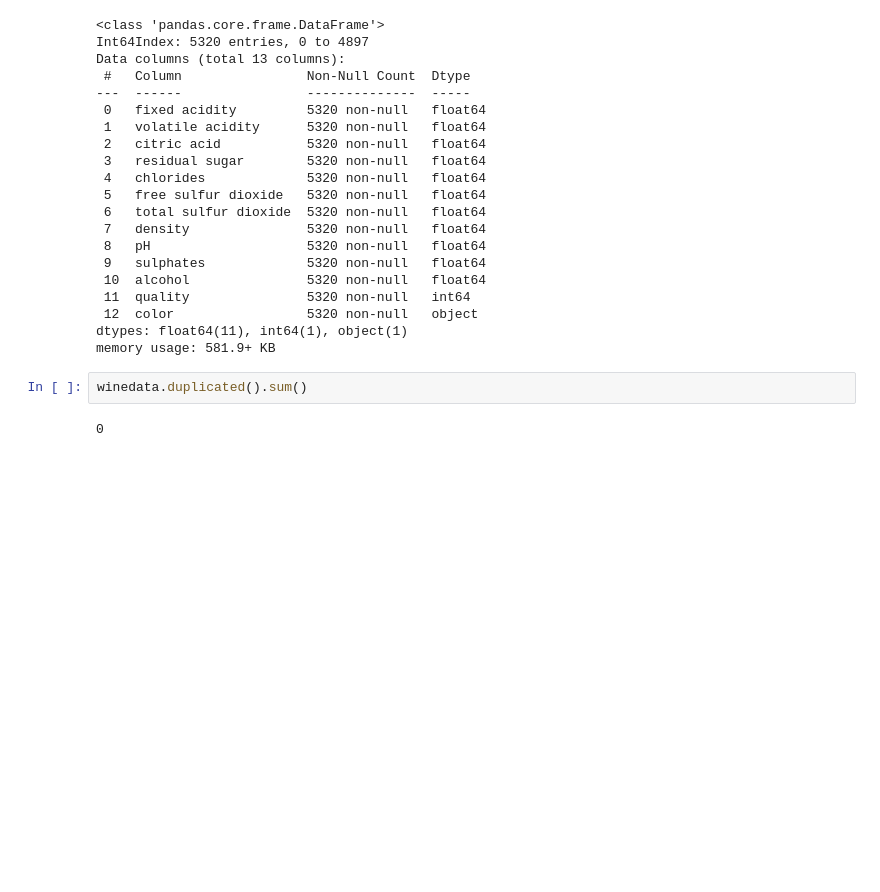
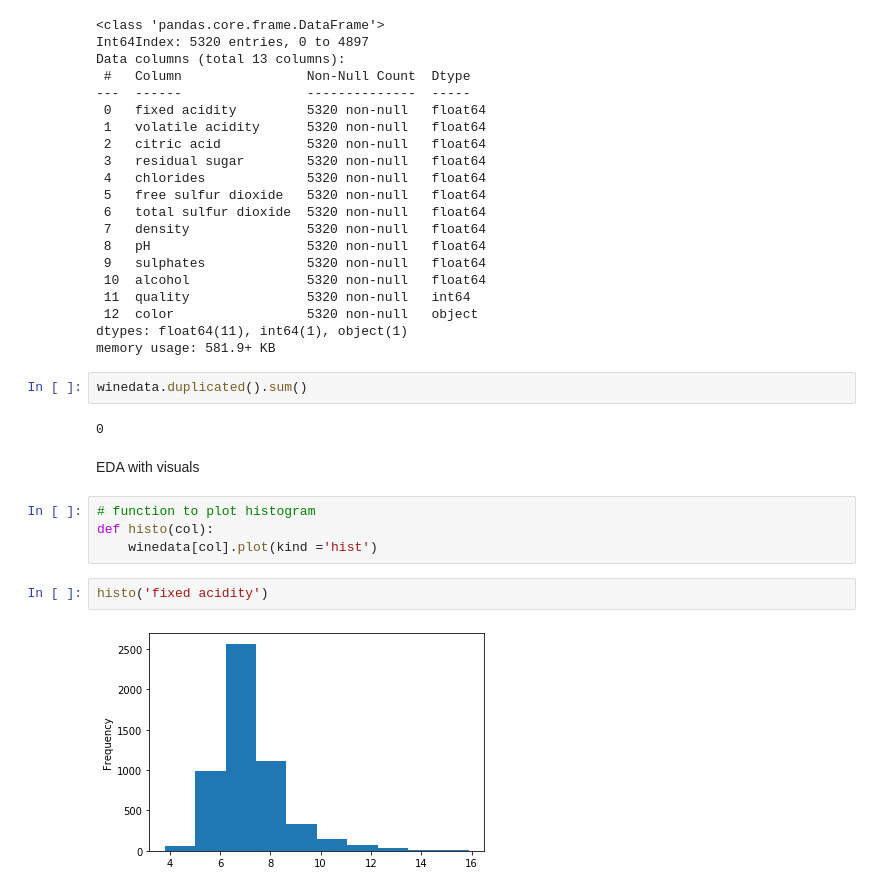
Before and after one commit to Sibin-Sibi/wine_quality, a Jupyter notebook: model.ipynb, the cells around one changed output. Saved outputs shown, nothing was run; the diff lists cells and outputs as text; blank space fills up the shorter version.

```diff
--- a/model.ipynb
+++ b/model.ipynb
@@ -205,3 +156,13 @@ memory usage: 581.9+ KB
 winedata.duplicated().sum()
 # %% [output]
 0
+# %% [markdown]
+EDA with visuals
+# %%
+# function to plot histogram
+def histo(col):
+    winedata[col].plot(kind ='hist')
+# %%
+histo('fixed acidity')
+# %% [output]
+[figure, added]
```
Also changed, not shown: parts of 41 cells of this notebook.
